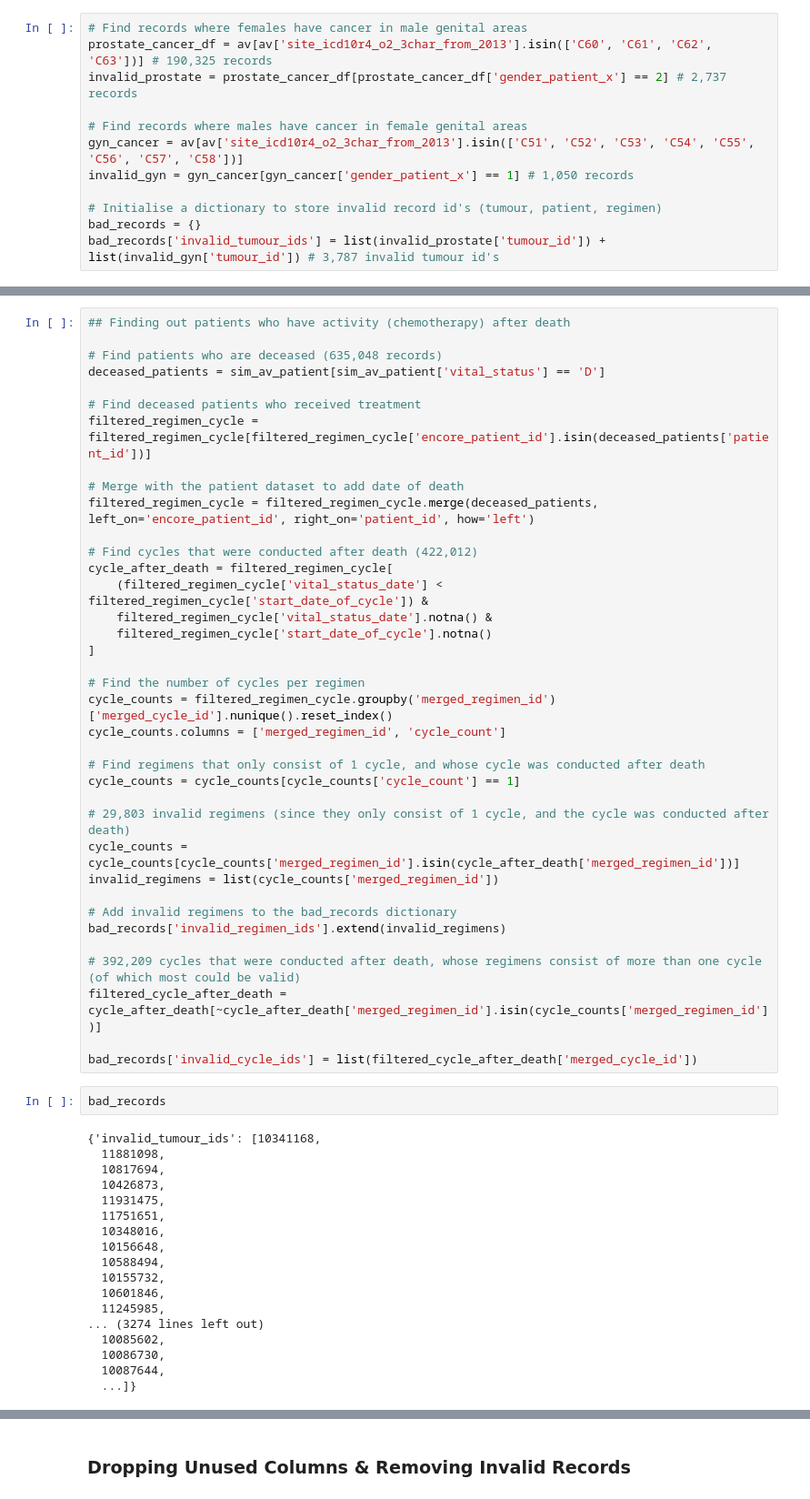
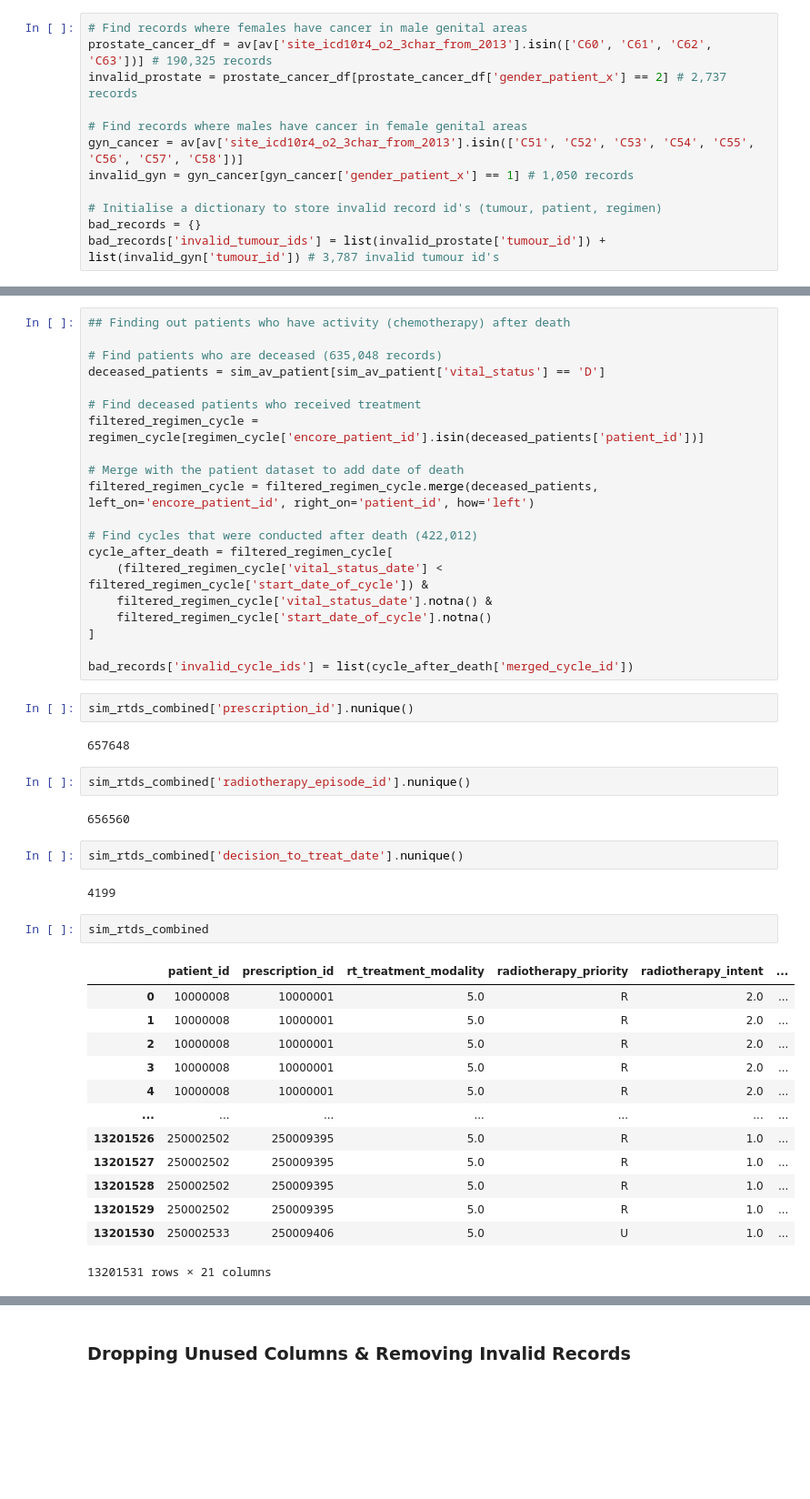
Before and after one commit to jcnexu/clinical_dashboards_sem2_2024, a Jupyter notebook: new_data_dict.ipynb, the cells around one changed output, grey strips where cells are left out. Shown: that part at 91% size. Cells and saved outputs as stored; diff of their text form; blank space fills up the shorter version.

```diff
--- a/new_data_dict.ipynb
+++ b/new_data_dict.ipynb
@@ -360,7 +369,7 @@ bad_records['invalid_patient_ids'] = list(invalid_patients['patient_id'])
 deceased_patients = sim_av_patient[sim_av_patient['vital_status'] == 'D']
 
 # Find deceased patients who received treatment
-filtered_regimen_cycle = filtered_regimen_cycle[filtered_regimen_cycle['encore_patient_id'].isin(deceased_patients['patient_id'])]
+filtered_regimen_cycle = regimen_cycle[regimen_cycle['encore_patient_id'].isin(deceased_patients['patient_id'])]
 
 # Merge with the patient dataset to add date of death
 filtered_regimen_cycle = filtered_regimen_cycle.merge(deceased_patients, left_on='encore_patient_id', right_on='patient_id', how='left')
@@ -372,41 +381,32 @@ cycle_after_death = filtered_regimen_cycle[
     filtered_regimen_cycle['start_date_of_cycle'].notna()
 ]
 
-# Find the number of cycles per regimen
-cycle_counts = filtered_regimen_cycle.groupby('merged_regimen_id')['merged_cycle_id'].nunique().reset_index()
-cycle_counts.columns = ['merged_regimen_id', 'cycle_count']
-
-# Find regimens that only consist of 1 cycle, and whose cycle was conducted after death
-cycle_counts = cycle_counts[cycle_counts['cycle_count'] == 1]
-
-# 29,803 invalid regimens (since they only consist of 1 cycle, and the cycle was conducted after death)
-cycle_counts = cycle_counts[cycle_counts['merged_regimen_id'].isin(cycle_after_death['merged_regimen_id'])]
-invalid_regimens = list(cycle_counts['merged_regimen_id'])
-
-# Add invalid regimens to the bad_records dictionary
-bad_records['invalid_regimen_ids'].extend(invalid_regimens)
-
-# 392,209 cycles that were conducted after death, whose regimens consist of more than one cycle (of which most could be valid)
-filtered_cycle_after_death = cycle_after_death[~cycle_after_death['merged_regimen_id'].isin(cycle_counts['merged_regimen_id'])]
-
-bad_records['invalid_cycle_ids'] = list(filtered_cycle_after_death['merged_cycle_id'])
+bad_records['invalid_cycle_ids'] = list(cycle_after_death['merged_cycle_id'])
-# %%
-bad_records
-# %% [output]
-{'invalid_tumour_ids': [10341168,
-  11881098,
-  10817694,
-  10426873,
-  11931475,
-  11751651,
-  10348016,
-  10156648,
-  10588494,
-  10155732,
-  10601846,
-  11245985,
-... (3274 lines left out)
-  10085602,
-  10086730,
-  10087644,
-  ...]}
+# %%
+sim_rtds_combined['prescription_id'].nunique()
+# %% [output]
+657648
+# %%
+sim_rtds_combined['radiotherapy_episode_id'].nunique()
+# %% [output]
+656560
+# %%
+sim_rtds_combined['decision_to_treat_date'].nunique()
+# %% [output]
+4199
+# %%
+sim_rtds_combined
+# %% [output]
+|  | patient_id | prescription_id | rt_treatment_modality | radiotherapy_priority | radiotherapy_intent | ... |
+| 0 | 10000008 | 10000001 | 5.0 | R | 2.0 | ... |
+| 1 | 10000008 | 10000001 | 5.0 | R | 2.0 | ... |
+| 2 | 10000008 | 10000001 | 5.0 | R | 2.0 | ... |
+| 3 | 10000008 | 10000001 | 5.0 | R | 2.0 | ... |
+| 4 | 10000008 | 10000001 | 5.0 | R | 2.0 | ... |
+| ... | ... | ... | ... | ... | ... | ... |
+| 13201526 | 250002502 | 250009395 | 5.0 | R | 1.0 | ... |
+| 13201527 | 250002502 | 250009395 | 5.0 | R | 1.0 | ... |
+| 13201528 | 250002502 | 250009395 | 5.0 | R | 1.0 | ... |
+| 13201529 | 250002502 | 250009395 | 5.0 | R | 1.0 | ... |
+| 13201530 | 250002533 | 250009406 | 5.0 | U | 1.0 | ... |
+13201531 rows × 21 columns
```
Also changed, not shown: parts of 21 cells of this notebook.
